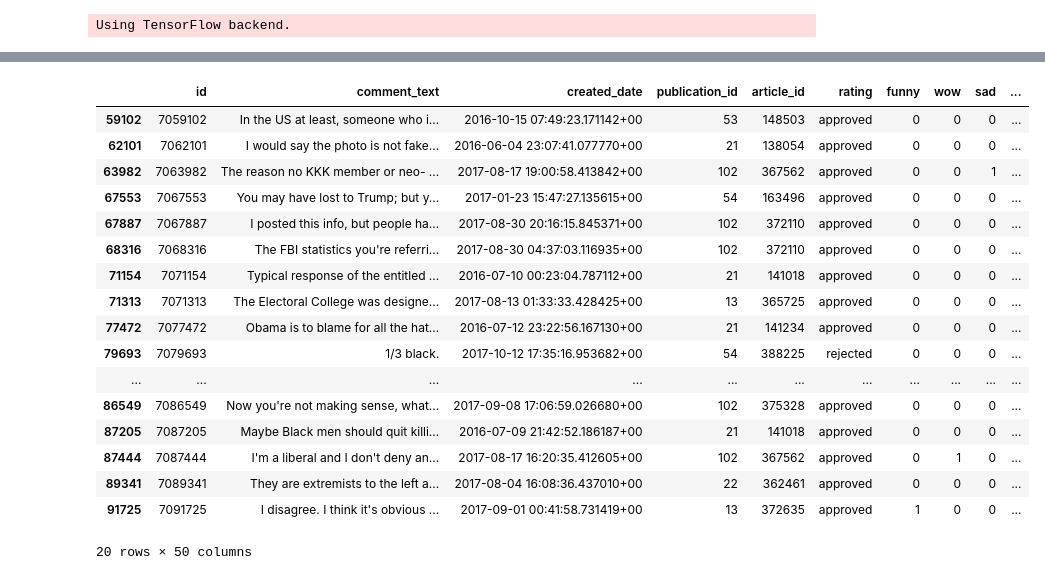
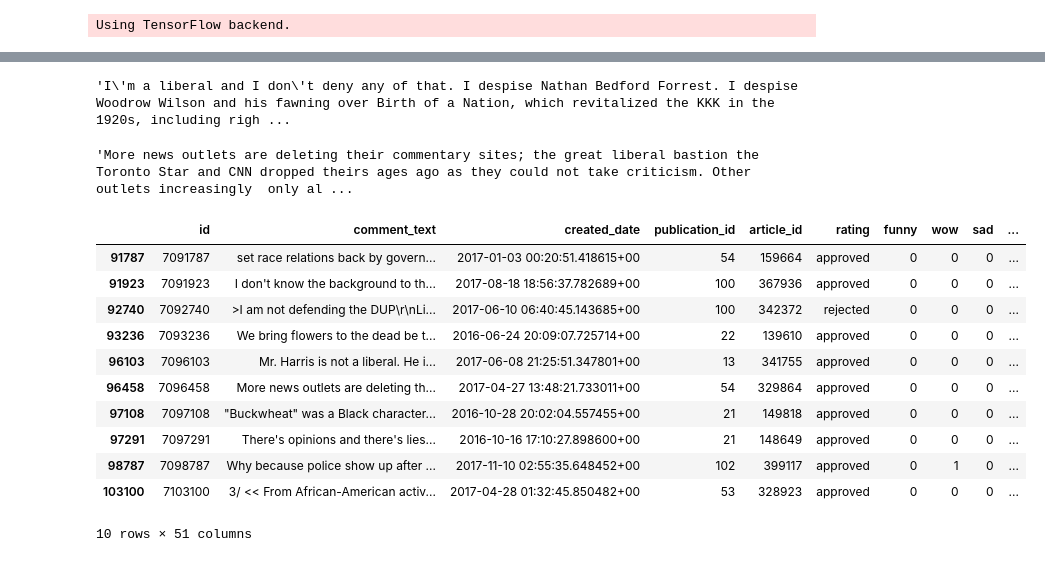
Before and after one commit to GovindSuresh/reducing-bias-in-toxicity-classification, a Jupyter notebook: ML_models.ipynb, the cells around one changed output, grey strips where cells are left out. Drawn from its saved outputs; the diff is of its cells as text; code cells hidden in the pictures.

Commit message:
updated NN_model with working model load, updated ML_models with fitted best RF + some more work on eli5 interpretation. Added beginnings of a webapp.

```diff
--- a/ML_models.ipynb
+++ b/ML_models.ipynb
@@ -612,10 +648,10 @@ fittedgrid_RF = grid_RF.fit(train_df['comment_text_clean_detokenize'], train_df[
 # %%
 # predict train and test values
-y_train_pred = fittedgrid_rf.predict(train_df['comment_text_clean_detokenize'])
-y_test_pred = fittedgrid_rf.predict(test_df['comment_text_clean_detokenize'])
+y_train_pred = RF_model.predict(X_train)
+y_test_pred = RF_model.predict(X_test)
 
-y_train_pred_prob = fittedgrid_rf.predict_proba(train_df['comment_text_clean_detokenize'])
-y_test_pred_prob = fittedgrid_rf.predict_proba(test_df['comment_text_clean_detokenize'])
+y_train_pred_prob = RF_model.predict_proba(X_train)
+y_test_pred_prob = RF_model.predict_proba(X_test)
 # %%
 # store the precision, recall, and f1 score for later and print the classification report
 rf_precision = precision_score(y_test, y_test_pred)
@@ -689,3 +755,18 @@ import eli5
 from eli5.lime import TextExplainer
 # %% [output]
 Using TensorFlow backend.
+# %%
+from sklearn.linear_model import LogisticRegression
+# We need to fit a standard Logistic Model using the same parametrs as our fitted grid as eli5 does not take in grids
+eli5_log_model = LogisticRegression(C=1, penalty='l1')
+# use the train and test transformed arrays from earlier
+eli5_log_model.fit(X_train,y_train)
+
+#score to check accuracy similar
+accuracy = eli5_log_model.score(X_test, y_test)
+#predict the test
+preds = eli5_log_model.predict_proba(X_test)
+# %%
+test_df['eli5_log'] = preds[:,-1]
+# %%
+test_df['eli5_log'] = np.where(test_df['eli5_log']>=0.5,1,0)
@@ -722,0 +877,4 @@ Name: comment_text_clean_detokenize, Length: 194640, dtype: object
+# %%
+test_df['comment_text'].values[87444]
+# %% [output]
+'I\'m a liberal and I don\'t deny any of that. I despise Nathan Bedford Forrest. I despise Woodrow Wilson and his fawning over Birth of a Nation, which revitalized the KKK in the 1920s, including righ ...
@@ -723,21 +895,20 @@ Name: comment_text_clean_detokenize, Length: 194640, dtype: object
+# %%
+text4 = test_df.loc[96458,'comment_text']
+text4
+# %% [output]
+'More news outlets are deleting their commentary sites; the great liberal bastion the Toronto Star and CNN dropped theirs ages ago as they could not take criticism. Other outlets increasingly  only al ...
 # %%
-test_df[(test_df['target'] == 0) &(test_df['Prediction_log'] == 1) & (test_df['black']==1)].iloc[40:60,:]
+test_df[(test_df['target'] == 0) & (test_df['Prediction_log'] == 1) & (test_df['black']==1)].iloc[60:70]
 # %% [output]
 |  | id | comment_text | created_date | publication_id | article_id | rating | funny | wow | sad | ... |
-| 59102 | 7059102 | In the US at least, someone who i... | 2016-10-15 07:49:23.171142+00 | 53 | 148503 | approved | 0 | 0 | 0 | ... |
-| 62101 | 7062101 | I would say the photo is not fake... | 2016-06-04 23:07:41.077770+00 | 21 | 138054 | approved | 0 | 0 | 0 | ... |
-| 63982 | 7063982 | The reason no KKK member or neo- ... | 2017-08-17 19:00:58.413842+00 | 102 | 367562 | approved | 0 | 0 | 1 | ... |
-| 67553 | 7067553 | You may have lost to Trump; but y... | 2017-01-23 15:47:27.135615+00 | 54 | 163496 | approved | 0 | 0 | 0 | ... |
-| 67887 | 7067887 | I posted this info, but people ha... | 2017-08-30 20:16:15.845371+00 | 102 | 372110 | approved | 0 | 0 | 0 | ... |
-| 68316 | 7068316 | The FBI statistics you're referri... | 2017-08-30 04:37:03.116935+00 | 102 | 372110 | approved | 0 | 0 | 0 | ... |
-| 71154 | 7071154 | Typical response of the entitled ... | 2016-07-10 00:23:04.787112+00 | 21 | 141018 | approved | 0 | 0 | 0 | ... |
-| 71313 | 7071313 | The Electoral College was designe... | 2017-08-13 01:33:33.428425+00 | 13 | 365725 | approved | 0 | 0 | 0 | ... |
-| 77472 | 7077472 | Obama is to blame for all the hat... | 2016-07-12 23:22:56.167130+00 | 21 | 141234 | approved | 0 | 0 | 0 | ... |
-| 79693 | 7079693 | 1/3 black. | 2017-10-12 17:35:16.953682+00 | 54 | 388225 | rejected | 0 | 0 | 0 | ... |
-| ... | ... | ... | ... | ... | ... | ... | ... | ... | ... | ... |
-| 86549 | 7086549 | Now you're not making sense, what... | 2017-09-08 17:06:59.026680+00 | 102 | 375328 | approved | 0 | 0 | 0 | ... |
-| 87205 | 7087205 | Maybe Black men should quit killi... | 2016-07-09 21:42:52.186187+00 | 21 | 141018 | approved | 0 | 0 | 0 | ... |
-| 87444 | 7087444 | I'm a liberal and I don't deny an... | 2017-08-17 16:20:35.412605+00 | 102 | 367562 | approved | 0 | 1 | 0 | ... |
-| 89341 | 7089341 | They are extremists to the left a... | 2017-08-04 16:08:36.437010+00 | 22 | 362461 | approved | 0 | 0 | 0 | ... |
-| 91725 | 7091725 | I disagree. I think it's obvious ... | 2017-09-01 00:41:58.731419+00 | 13 | 372635 | approved | 1 | 0 | 0 | ... |
+| 91787 | 7091787 | set race relations back by govern... | 2017-01-03 00:20:51.418615+00 | 54 | 159664 | approved | 0 | 0 | 0 | ... |
+| 91923 | 7091923 | I don't know the background to th... | 2017-08-18 18:56:37.782689+00 | 100 | 367936 | approved | 0 | 0 | 0 | ... |
+| 92740 | 7092740 | >I am not defending the DUP\r\nLi... | 2017-06-10 06:40:45.143685+00 | 100 | 342372 | rejected | 0 | 0 | 0 | ... |
+| 93236 | 7093236 | We bring flowers to the dead be t... | 2016-06-24 20:09:07.725714+00 | 22 | 139610 | approved | 0 | 0 | 0 | ... |
+| 96103 | 7096103 | Mr. Harris is not a liberal. He i... | 2017-06-08 21:25:51.347801+00 | 13 | 341755 | approved | 0 | 0 | 0 | ... |
+| 96458 | 7096458 | More news outlets are deleting th... | 2017-04-27 13:48:21.733011+00 | 54 | 329864 | approved | 0 | 0 | 0 | ... |
+| 97108 | 7097108 | "Buckwheat" was a Black character... | 2016-10-28 20:02:04.557455+00 | 21 | 149818 | approved | 0 | 0 | 0 | ... |
+| 97291 | 7097291 | There's opinions and there's lies... | 2016-10-16 17:10:27.898600+00 | 21 | 148649 | approved | 0 | 0 | 0 | ... |
+| 98787 | 7098787 | Why because police show up after ... | 2017-11-10 02:55:35.648452+00 | 102 | 399117 | approved | 0 | 1 | 0 | ... |
+| 103100 | 7103100 | 3/ << From African-American activ... | 2017-04-28 01:32:45.850482+00 | 53 | 328923 | approved | 0 | 0 | 0 | ... |
-20 rows × 50 columns
+10 rows × 51 columns
```
Also changed, not shown: parts of 31 cells of this notebook, 7 other files.
